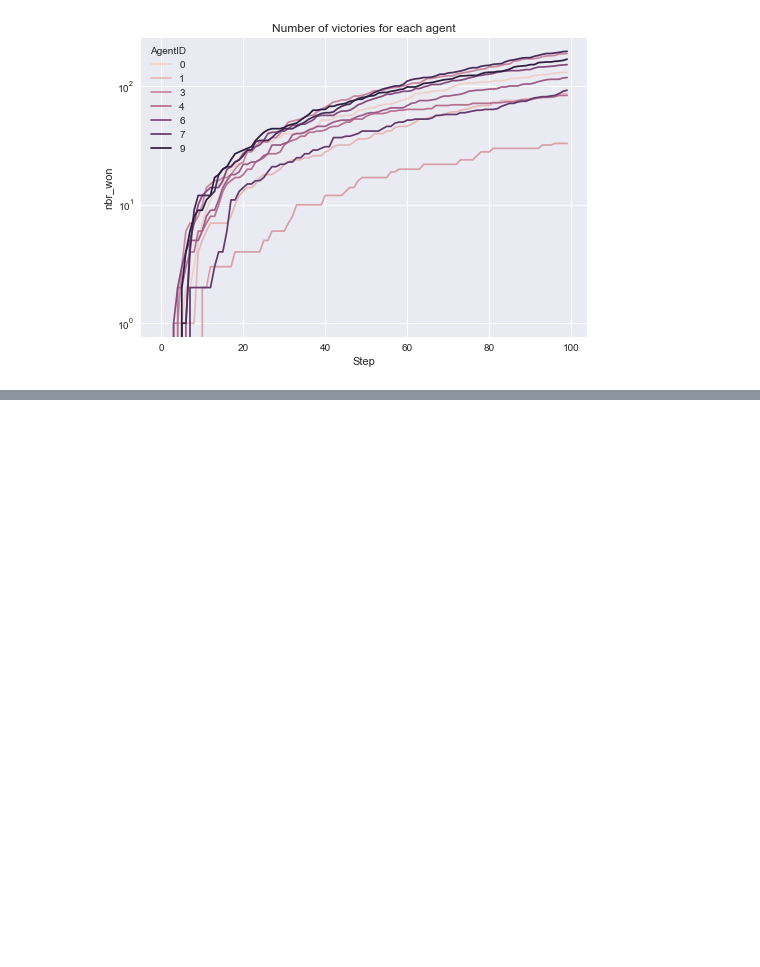
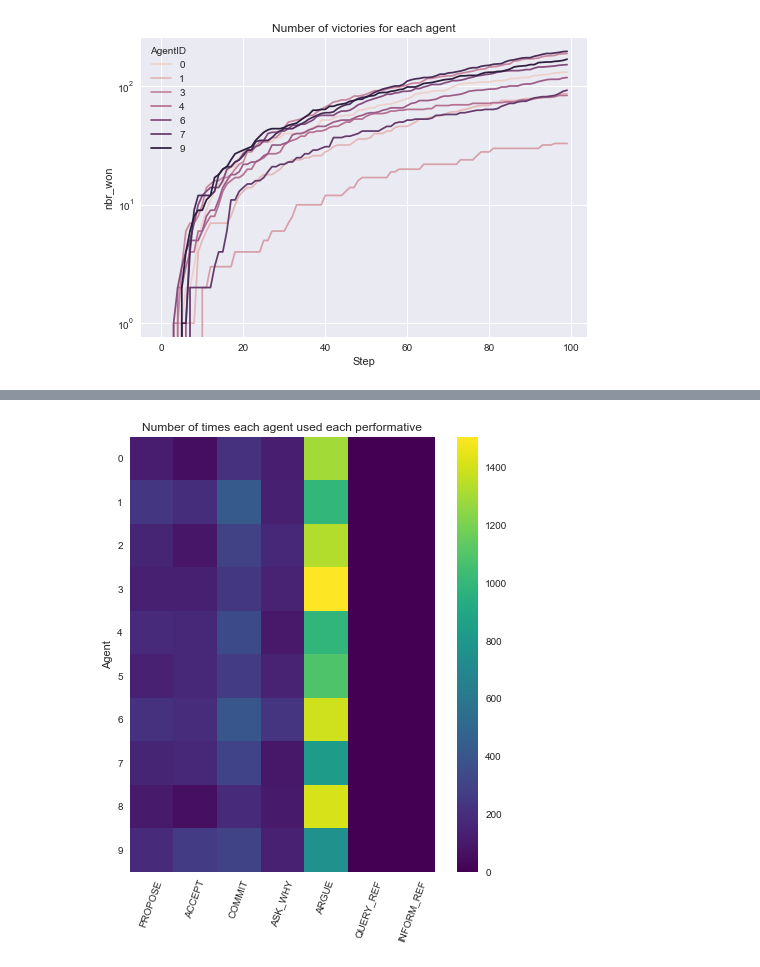
Before and after one commit to marcoboucas/sma_tp2, a Jupyter notebook: results/run_analysis.ipynb, the cells around one changed output, grey strips where cells are left out. Cells and saved outputs as stored; diff of their text form; code cells hidden in the pictures; blank space fills up the shorter version.

```diff
--- a/results/run_analysis.ipynb
+++ b/results/run_analysis.ipynb
@@ -106,0 +136,20 @@ plt.show()
+# %%
+# performative usage
+perfo_types = eval(agent_df["performative_uses"].iloc[0]).keys()
+perfo_mat = np.zeros((nb_agents, nb_perfo), dtype=np.int)
+
+for agent_id in range(nb_agents):
+    for perfo_number, perfo_name in enumerate(perfo_types):
+        perfo_mat[agent_id, perfo_number] = eval(agent_df[agent_df["AgentID"] == agent_id]["performative_uses"].iloc[0])[perfo_name]
+
+plt.figure(figsize=(8, 8))
+plt.grid(False)
+plt.imshow(perfo_mat, cmap="viridis")
+plt.ylabel("Agent")
+plt.colorbar()
+plt.title("Number of times each agent used each performative")
+plt.yticks(range(nb_agents), range(nb_agents))
+plt.xticks(range(nb_perfo), perfo_types,  rotation = 70);
+plt.savefig("../docs/agents_performatives_matrix.png", dpi=300)
+# %% [output]
+[figure, added]
```
Also changed, not shown: parts of 6 cells of this notebook, 7 other files.
